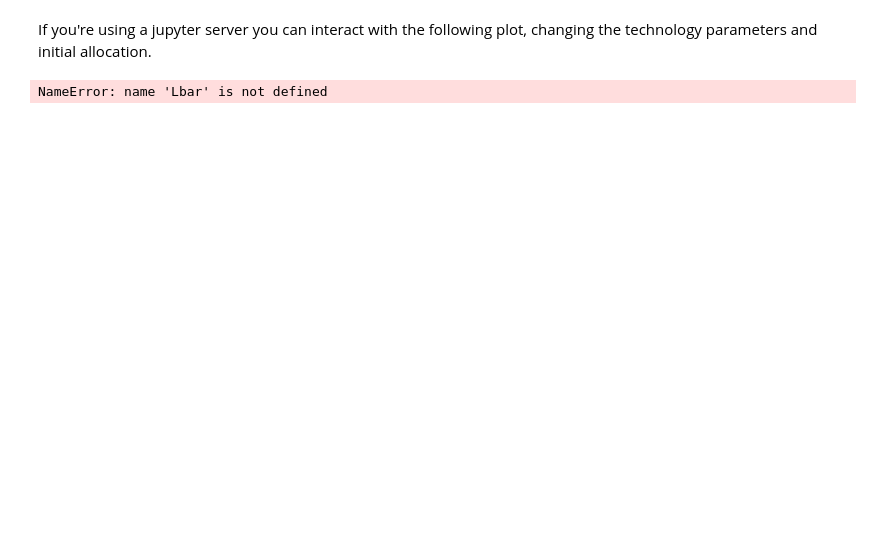
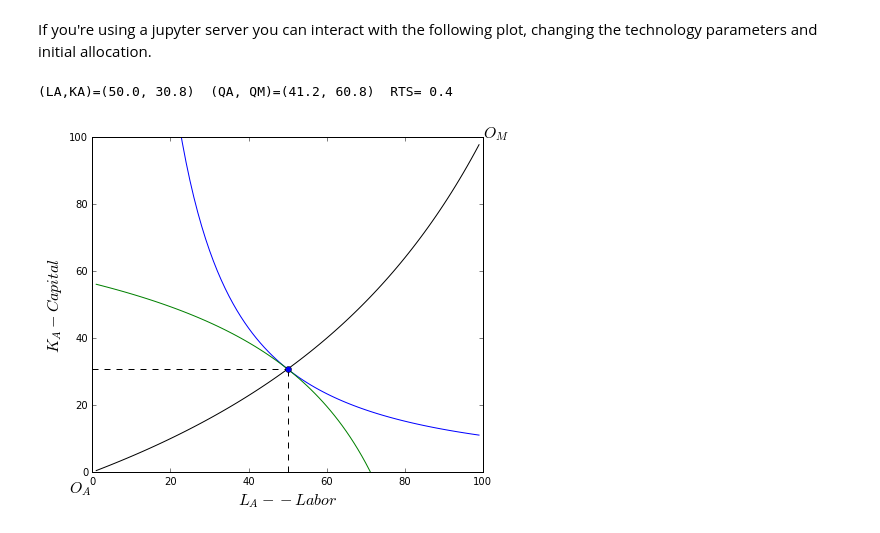
Before and after one commit to jhconning/Dev-II, a Jupyter notebook: notebooks/EdgeworthProduction.ipynb, the cells around one changed output. Saved outputs shown, nothing was run; the diff lists cells and outputs as text; code cells hidden in the pictures; blank space fills up the shorter version.

```diff
--- a/notebooks/EdgeworthProduction.ipynb
+++ b/notebooks/EdgeworthProduction.ipynb
@@ -115,6 +115,7 @@ edgeplot(50)
 If you're using a jupyter server you can interact with the following plot, changing the technology parameters and initial allocation.
 # %%
 LA = 50
-interact(edgeplot,LA=(10,Lbar-10,1), Kbar=fixed(KBAR),Lbar=fixed(LBAR),alpha=(0.1,0.9,0.1),beta=(0.1,0.9,0.1))
+interact(edgeplot, LA=(10, LBAR-10,1), Kbar=fixed(KBAR), Lbar=fixed(LBAR),alpha=(0.1,0.9,0.1),beta=(0.1,0.9,0.1))
 # %% [output]
-NameError: name 'Lbar' is not defined
+(LA,KA)=(50.0, 30.8)  (QA, QM)=(41.2, 60.8)  RTS= 0.4
+[figure, added]
```
Also changed, not shown: parts of 3 cells of this notebook.
